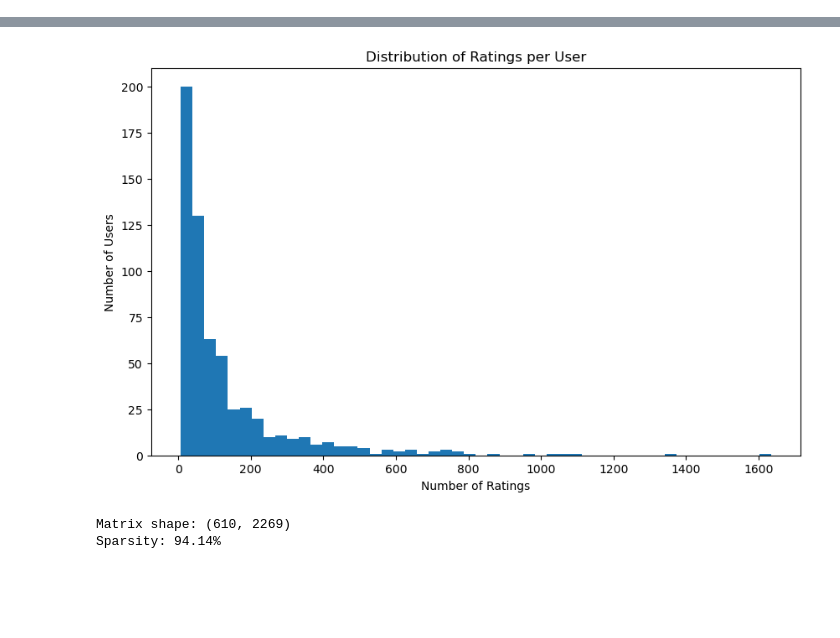
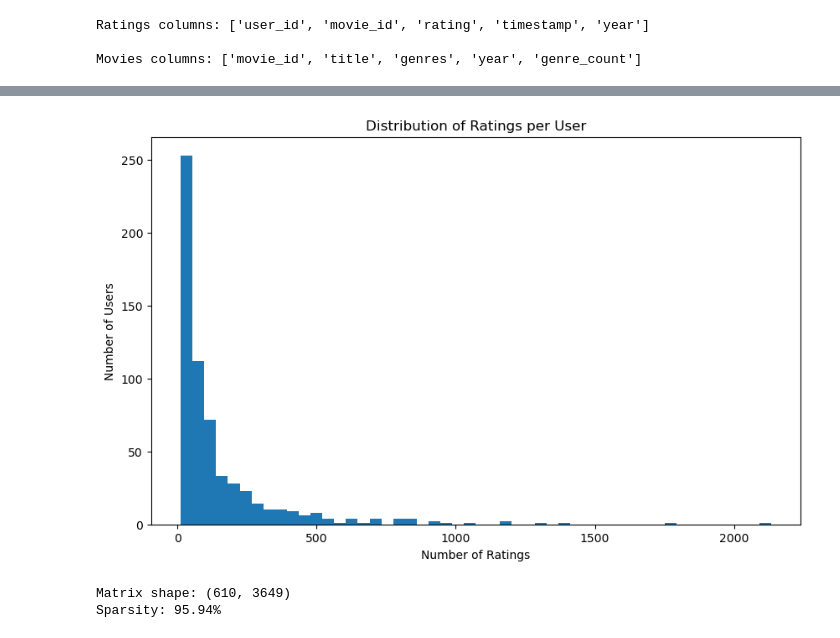
Before and after one commit to PontusPilatus/film-finder-project, a Jupyter notebook: notebooks/movie_recommender_svd.ipynb, the cells around one changed output, grey strips where cells are left out. Cells and saved outputs as stored; diff of their text form; code cells hidden in the pictures; blank space fills up the shorter version.

```diff
--- a/notebooks/movie_recommender_svd.ipynb
+++ b/notebooks/movie_recommender_svd.ipynb
@@ -12,8 +12,15 @@ from sklearn.model_selection import train_test_split
 from sklearn.metrics import mean_squared_error, mean_absolute_error
 # %%
 # Cell 2: Load data
-movies = pd.read_csv('../backend/data/processed/filtered_movies.csv')
-ratings = pd.read_csv('../backend/data/processed/filtered_ratings.csv')
+movies = pd.read_csv('../data/processed/filtered_movies.csv')
+ratings = pd.read_csv('../data/processed/filtered_ratings.csv')
+
+print("Ratings columns:", ratings.columns.tolist())
+print("\nMovies columns:", movies.columns.tolist())
+# %% [output]
+Ratings columns: ['user_id', 'movie_id', 'rating', 'timestamp', 'year']
+
+Movies columns: ['movie_id', 'title', 'genres', 'year', 'genre_count']
 # %%
 # Cell 3: Data Analysis
 def analyze_data(ratings):
@@ -21,8 +28,8 @@ def analyze_data(ratings):
     print("\nFirst few rows of ratings:")
     print(ratings.head())
 
-    ratings_per_user = ratings.groupby('userId').size()
-    ratings_per_movie = ratings.groupby('movieId').size()
+    ratings_per_user = ratings.groupby('user_id').size()
+    ratings_per_movie = ratings.groupby('movie_id').size()
 
     print("\nRatings per user statistics:")
     print(ratings_per_user.describe())
@@ -58,17 +65,17 @@ count     610.000000
 max       329.000000
 dtype: float64
-[figure, old version]
+[figure, new version]
 # %%
 # Cell 4: Create Sparse Matrix
 def create_sparse_matrix(ratings):
-    user_ids = ratings['userId'].unique()
-    movie_ids = ratings['movieId'].unique()
+    user_ids = ratings['user_id'].unique()
+    movie_ids = ratings['movie_id'].unique()
 
     user_id_map = {id: i for i, id in enumerate(user_ids)}
     movie_id_map = {id: i for i, id in enumerate(movie_ids)}
 
-    rows = ratings['userId'].map(user_id_map)
-    cols = ratings['movieId'].map(movie_id_map)
+    rows = ratings['user_id'].map(user_id_map)
+    cols = ratings['movie_id'].map(movie_id_map)
     data = ratings['rating']
 
     matrix = csr_matrix((data, (rows, cols)), shape=(len(user_ids), len(movie_ids)))
@@ -80,8 +87,8 @@ def create_sparse_matrix(ratings):
 
 user_movie_matrix, user_id_map, movie_id_map = create_sparse_matrix(ratings)
 # %% [output]
-Matrix shape: (610, 2269)
-Sparsity: 94.14%
+Matrix shape: (610, 3649)
+Sparsity: 95.94%
 # %%
 # Cell 5: Normalize Ratings
 def normalize_ratings(R):
```
Also changed, not shown: parts of 7 cells of this notebook, 9 other files.
